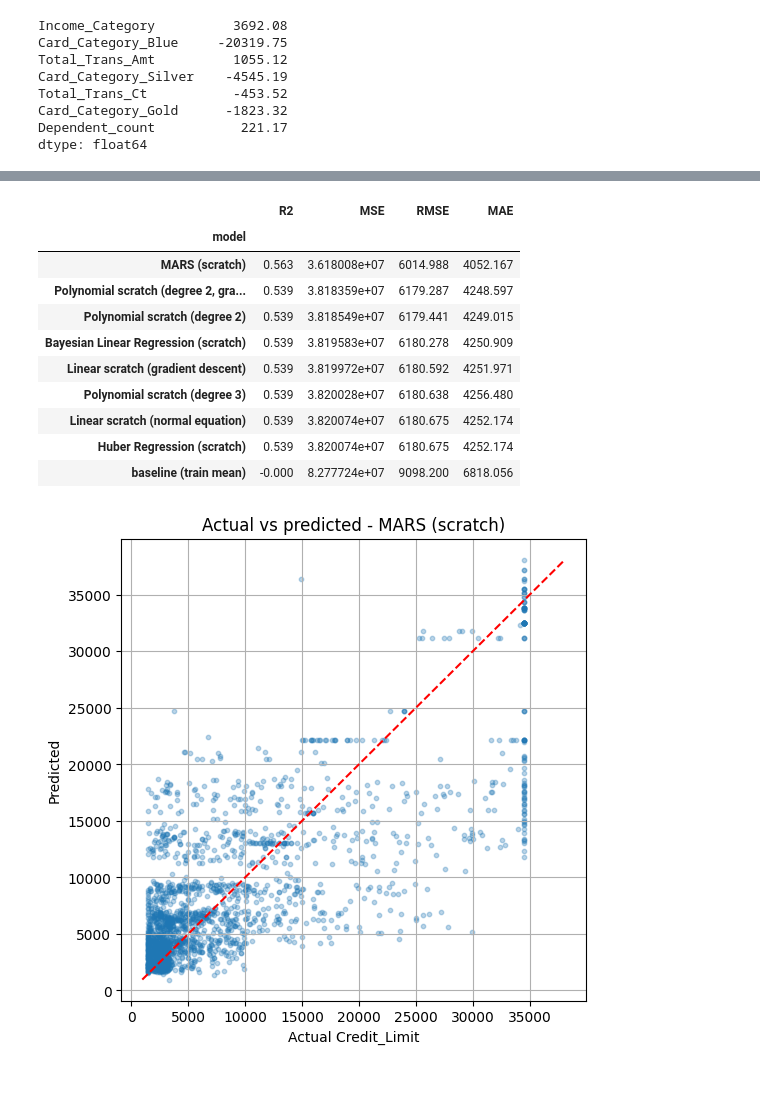
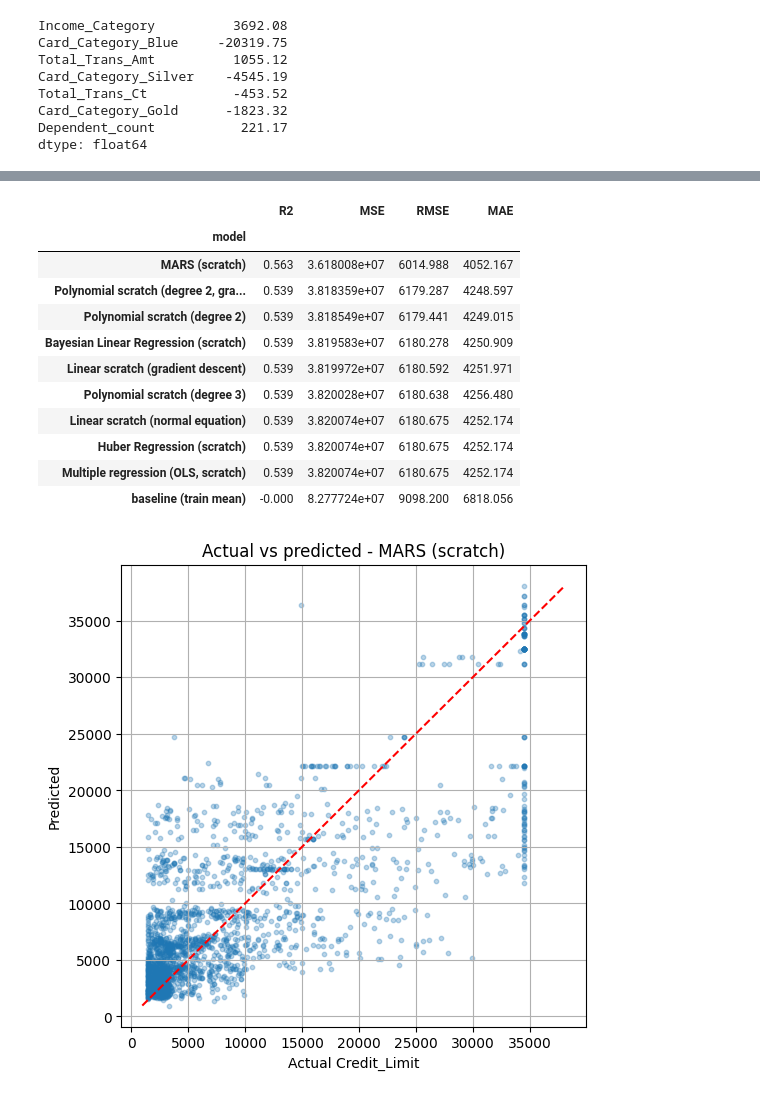
Before and after one commit to nj-nattida/Intro-to-ML, a Jupyter notebook: regression_compare.ipynb, the cells around one changed output, grey strips where cells are left out. Saved outputs shown, nothing was run; the diff lists cells and outputs as text; code cells hidden in the pictures.

Commit message:
aadd multiple regression

```diff
--- a/regression_compare.ipynb
+++ b/regression_compare.ipynb
@@ -196,0 +310,7 @@ max |coef difference| vs normal equation: 148.6887
+# %%
+mr = MultipleRegressionScratch().fit(X_train, y_train, feature_names=reg_features)
+evaluate("Multiple regression (OLS, scratch)", y_test, mr.predict(X_test))
+
+print("max |coef difference| vs normal equation:", np.abs(mr.coef_ - lin.coef_).max().round(6))
+print(f"train R2 = {mr.r2_:.4f} | adjusted R2 = {mr.adj_r2_:.4f} | F = {mr.f_:.1f} (p = {mr.f_p_:.3g}) | df_resid = {mr.df_resid_}")
+mr.summary().round(4)
@@ -433,32 +565,34 @@ best_name = results.drop(index=[i for i in results.index if "baseline" in i or "
 
 # ใช้ lambda เพื่อคำนวณเฉพาะโมเดลที่ชนะ ไม่ fit polynomial ซ้ำโดยไม่จำเป็น
 predictors = {
     "Linear scratch (normal equation)": lambda: lin.predict(X_test),
     "Linear scratch (gradient descent)": lambda: gd.predict(X_test),
     "Polynomial scratch (degree 2)": lambda: PolyRegressionScratch(2, poly_idx).fit(X_train, y_train).predict(X_test),
     "Polynomial scratch (degree 3)": lambda: PolyRegressionScratch(3, poly_idx).fit(X_train, y_train).predict(X_test),
     "Polynomial scratch (degree 2, gradient descent)": lambda: poly_gd.predict(X_test),
+    "Multiple regression (OLS, scratch)": lambda: mr.predict(X_test),
 }
 for name, mdl in novel.items():                 # Bayesian, Huber, MARS ที่โหลดมาจากไฟล์
     predictors[name] = (lambda m=mdl: m.predict(X_test))
 
 best_pred = predictors[best_name]()
 
 fig, ax = plt.subplots(figsize=(6, 6))
 ax.scatter(y_test, best_pred, alpha=0.3, s=10)
 lim = [min(y_test.min(), best_pred.min()), max(y_test.max(), best_pred.max())]
 ax.plot(lim, lim, "r--"); ax.set_xlabel("Actual Credit_Limit"); ax.set_ylabel("Predicted")
 ax.set_title(f"Actual vs predicted - {best_name}"); ax.grid(True); plt.show()
 # %% [output]
 |  | R2 | MSE | RMSE | MAE |
 | model |  |  |  |  |
 | MARS (scratch) | 0.563 | 3.618008e+07 | 6014.988 | 4052.167 |
 | Polynomial scratch (degree 2, gra... | 0.539 | 3.818359e+07 | 6179.287 | 4248.597 |
 | Polynomial scratch (degree 2) | 0.539 | 3.818549e+07 | 6179.441 | 4249.015 |
 | Bayesian Linear Regression (scratch) | 0.539 | 3.819583e+07 | 6180.278 | 4250.909 |
 | Linear scratch (gradient descent) | 0.539 | 3.819972e+07 | 6180.592 | 4251.971 |
 | Polynomial scratch (degree 3) | 0.539 | 3.820028e+07 | 6180.638 | 4256.480 |
 | Linear scratch (normal equation) | 0.539 | 3.820074e+07 | 6180.675 | 4252.174 |
 | Huber Regression (scratch) | 0.539 | 3.820074e+07 | 6180.675 | 4252.174 |
+| Multiple regression (OLS, scratch) | 0.539 | 3.820074e+07 | 6180.675 | 4252.174 |
 | baseline (train mean) | -0.000 | 8.277724e+07 | 9098.200 | 6818.056 |
 [figure]
```
Also changed, not shown: parts of 4 cells of this notebook, 4 other files.
